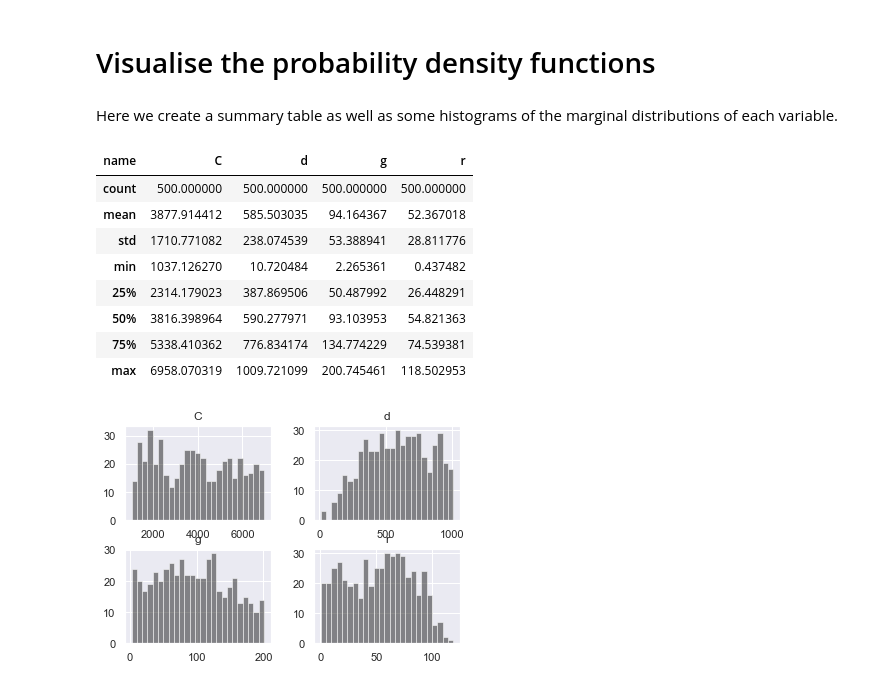
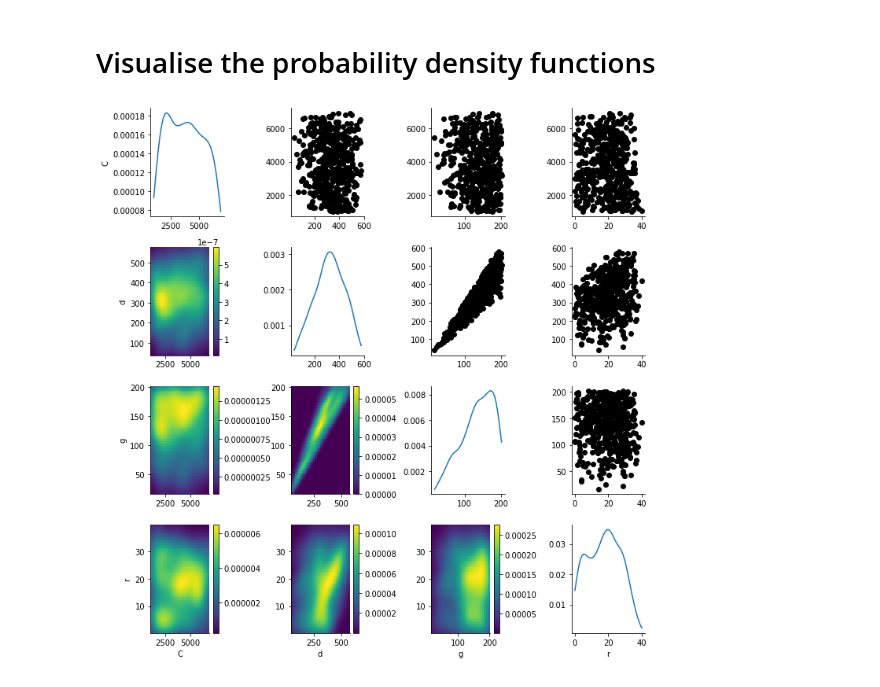
Before and after one commit to MarcoFelipeKing/Zoono, a Jupyter notebook: Code/vanilla_pyABC.ipynb, the cells around one changed output. Saved outputs shown, nothing was run; the diff lists cells and outputs as text; code cells hidden in the pictures.

```diff
--- a/Code/vanilla_pyABC.ipynb
+++ b/Code/vanilla_pyABC.ipynb
@@ -107,6 +97,6 @@ abc = ABCSMC(
     distance_function=distance,
     population_size=500,
     transitions=LocalTransition(k_fraction=0.3),
-    eps=MedianEpsilon(2000, median_multiplier=0.7),
+    eps=MedianEpsilon(50, median_multiplier=0.7),
 )
 # %% [output]
@@ -129,5 +119,5 @@ ABC.History INFO: Start <ABCSMC id=9, start_time=2022-03-16 13:07:34>
 # Running the ABC
 # %%
 # We run the ABC until either criterion is met
-history = abc.run(minimum_epsilon=1000, max_nr_populations=5)
+history = abc.run(minimum_epsilon=1, max_nr_populations=5)
 # %% [output]
@@ -145,23 +139,9 @@ Simulated trajectories plotted against observed experimental data
 # %% [markdown]
 # Visualise the probability density functions
-# %% [markdown]
-Here we create a summary table as well as some histograms of the marginal distributions of each variable.
 # %%
 from pyabc.visualization import plot_kde_matrix
 
 df, w = history.get_distribution(m=0)
-#plot_kde_matrix(df, w);
-df.hist(color='k', alpha=0.5, bins=25)
-
-df.describe()
+plot_kde_matrix(df, w);
 # %% [output]
-| name | C | d | g | r |
-| count | 500.000000 | 500.000000 | 500.000000 | 500.000000 |
-| mean | 3877.914412 | 585.503035 | 94.164367 | 52.367018 |
-| std | 1710.771082 | 238.074539 | 53.388941 | 28.811776 |
-| min | 1037.126270 | 10.720484 | 2.265361 | 0.437482 |
-| 25% | 2314.179023 | 387.869506 | 50.487992 | 26.448291 |
-| 50% | 3816.398964 | 590.277971 | 93.103953 | 54.821363 |
-| 75% | 5338.410362 | 776.834174 | 134.774229 | 74.539381 |
-| max | 6958.070319 | 1009.721099 | 200.745461 | 118.502953 |
-[figure, old version]
+[figure, new version]
```
Also changed, not shown: parts of 21 cells of this notebook.
